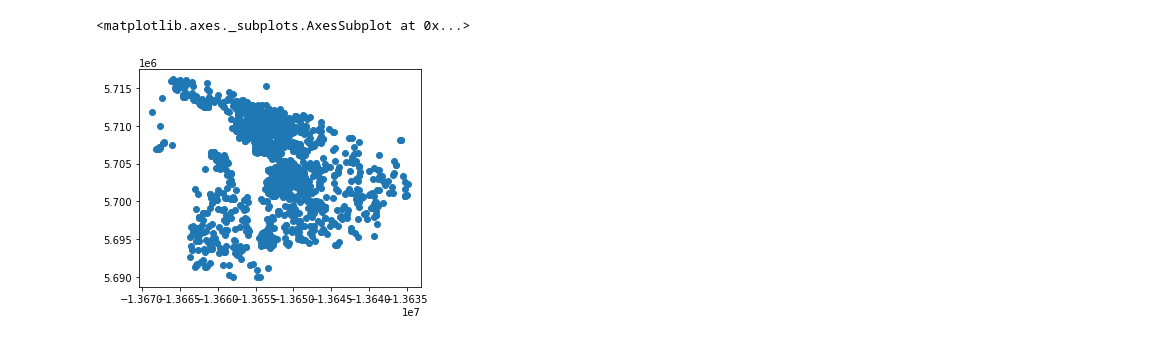
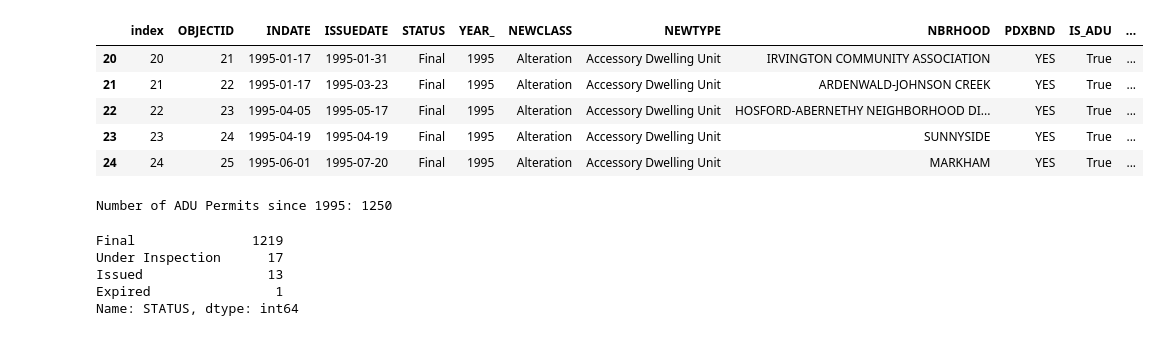
Before and after one commit to buchmayne/adyou, a Jupyter notebook: permits/Permits-EDA.ipynb, the cells around one changed output. Cells and saved outputs as stored; diff of their text form; code cells hidden in the pictures.

Commit message:
worked through the data and identified some issues. attempted to visualize with folium but ran into challenges with api

```diff
--- a/permits/Permits-EDA.ipynb
+++ b/permits/Permits-EDA.ipynb
@@ -1,5 +1,9 @@
 # %%
 import pandas as pd
 import geopandas as gpd
+import contextily as ctx
+from sqlalchemy import create_engine
 import matplotlib.pyplot as plt
-import numpy as np
+import folium
+
+pd.set_option('display.max_columns', None)
@@ -28,2 +10,8 @@ permits.head()
+# %%
+db_connection_url = "postgres://postgres:password@localhost:5432/shred"
+engine = create_engine(db_connection_url)
+# %%
+permits_query = '''SELECT * FROM permits;'''
+permits = gpd.read_postgis(sql=permits_query, con=engine, geom_col='geometry')
 # %%
 adu_permits = permits[permits['IS_ADU'] == 'True'].copy()
@@ -30,5 +24,21 @@ adu_permits = permits[permits['IS_ADU'] == 'True'].copy()
 # %%
-adu_permits.plot()
+adu_permits.head()
 # %% [output]
-<matplotlib.axes._subplots.AxesSubplot at 0x...>
-[figure, removed]
+|  | index | OBJECTID | INDATE | ISSUEDATE | STATUS | YEAR_ | NEWCLASS | NEWTYPE | NBRHOOD | PDXBND | IS_ADU | ... |
+| 20 | 20 | 21 | 1995-01-17 | 1995-01-31 | Final | 1995 | Alteration | Accessory Dwelling Unit | IRVINGTON COMMUNITY ASSOCIATION | YES | True | ... |
+| 21 | 21 | 22 | 1995-01-17 | 1995-03-23 | Final | 1995 | Alteration | Accessory Dwelling Unit | ARDENWALD-JOHNSON CREEK | YES | True | ... |
+| 22 | 22 | 23 | 1995-04-05 | 1995-05-17 | Final | 1995 | Alteration | Accessory Dwelling Unit | HOSFORD-ABERNETHY NEIGHBORHOOD DI... | YES | True | ... |
+| 23 | 23 | 24 | 1995-04-19 | 1995-04-19 | Final | 1995 | Alteration | Accessory Dwelling Unit | SUNNYSIDE | YES | True | ... |
+| 24 | 24 | 25 | 1995-06-01 | 1995-07-20 | Final | 1995 | Alteration | Accessory Dwelling Unit | MARKHAM | YES | True | ... |
+# %%
+print('Number of ADU Permits since 1995: {}'.format(adu_permits.shape[0]))
+# %% [output]
+Number of ADU Permits since 1995: 1250
+# %%
+adu_permits['STATUS'].value_counts()
+# %% [output]
+Final               1219
+Under Inspection      17
+Issued                13
+Expired                1
+Name: STATUS, dtype: int64
```
Also changed, not shown: parts of 24 cells of this notebook.
